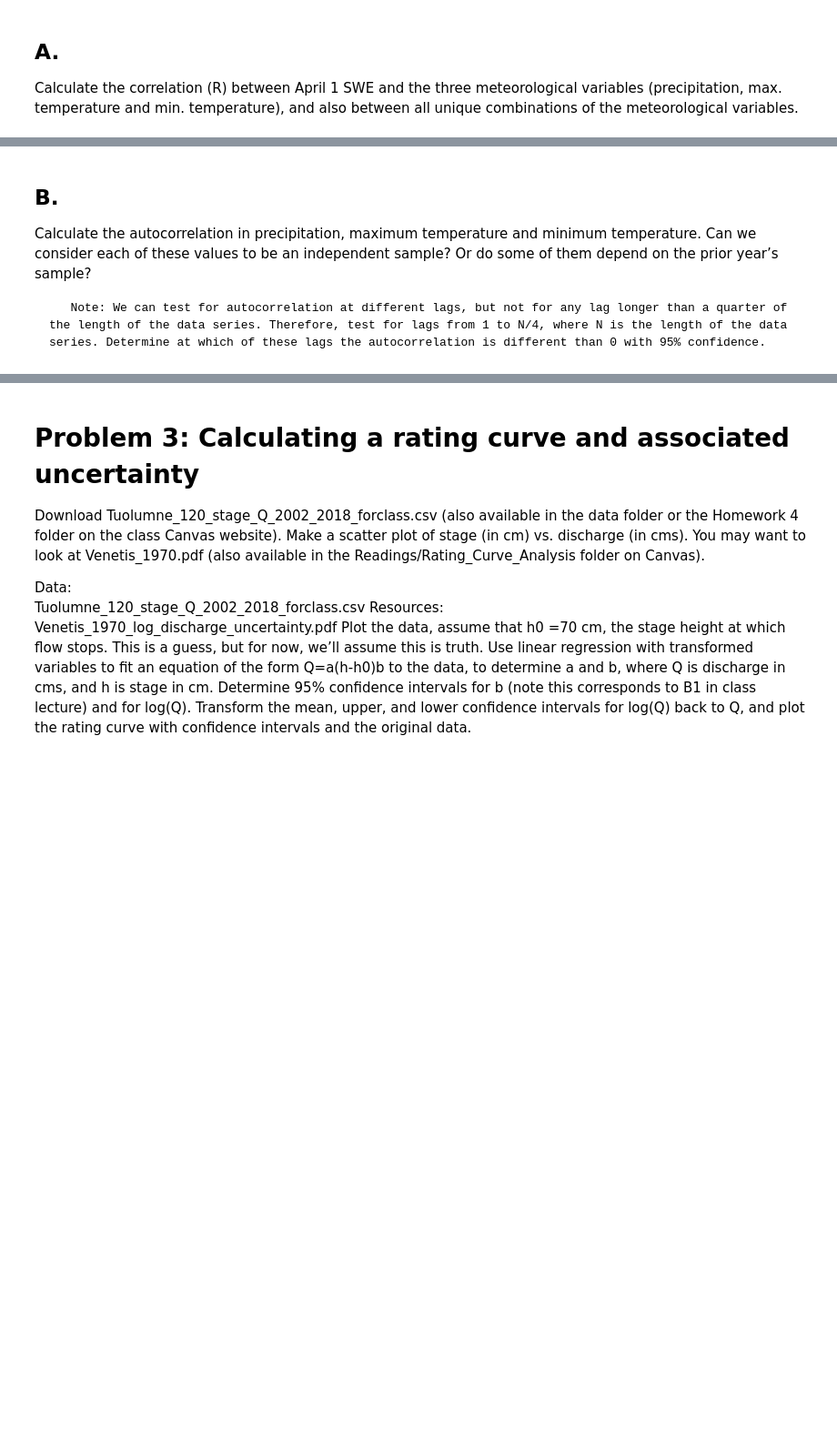
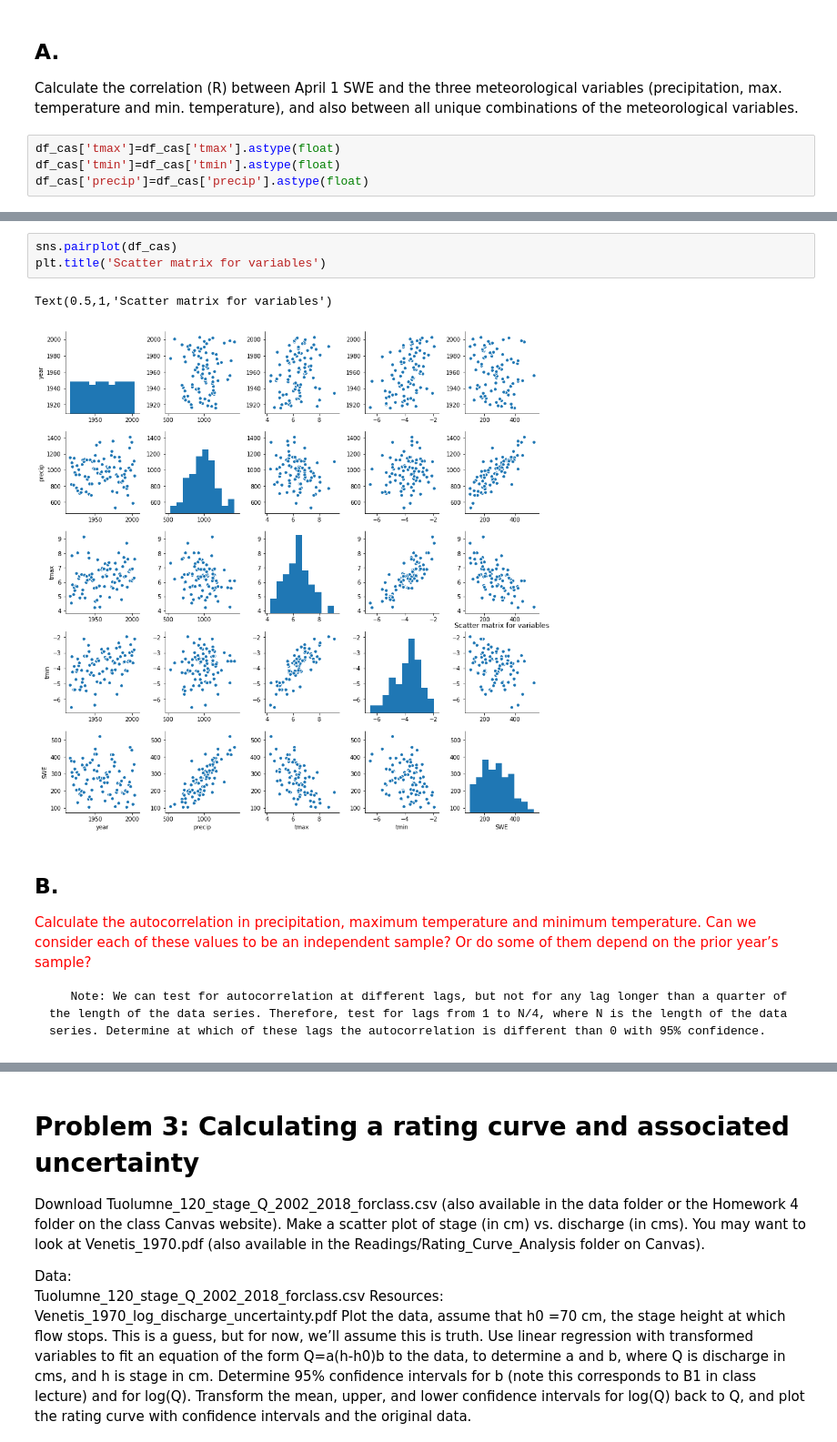
Before and after one commit to AzusaSayuri/UW-Data-analysis, a Jupyter notebook: HW4/Assignment 4 Ximin Hu.ipynb, the cells around one changed output, grey strips where cells are left out. Shown at 91% size. Saved outputs shown, nothing was run; the diff lists cells and outputs as text; blank space fills up the shorter version.

```diff
--- a/HW4/Assignment 4 Ximin Hu.ipynb
+++ b/HW4/Assignment 4 Ximin Hu.ipynb
@@ -185,3 +186,7 @@ Continue using the cascades_swe dataset for this problem. Begin by making scatte
 ## A.
 
 Calculate the correlation (R) between April 1 SWE and the three meteorological variables (precipitation, max. temperature and min. temperature), and also between all unique combinations of the meteorological variables.
+# %%
+df_cas['tmax']=df_cas['tmax'].astype(float)
+df_cas['tmin']=df_cas['tmin'].astype(float)
+df_cas['precip']=df_cas['precip'].astype(float)
@@ -188,7 +216,13 @@ Calculate the correlation (R) between April 1 SWE and the three meteorological v
+# %%
+sns.pairplot(df_cas)
+plt.title('Scatter matrix for variables')
+# %% [output]
+Text(0.5,1,'Scatter matrix for variables')
+[figure, added]
 # %% [markdown]
 ## B.
 
-Calculate the autocorrelation in precipitation, maximum temperature and minimum temperature. Can we consider each of these values to be an independent sample? Or do some of them depend on the prior year’s sample?
+<font color = 'red'>Calculate the autocorrelation in precipitation, maximum temperature and minimum temperature. Can we consider each of these values to be an independent sample? Or do some of them depend on the prior year’s sample?
 
        Note: We can test for autocorrelation at different lags, but not for any lag longer than a quarter of the length of the data series. Therefore, test for lags from 1 to N/4, where N is the length of the data series. Determine at which of these lags the autocorrelation is different than 0 with 95% confidence.
 # %% [markdown]
```
Also changed, not shown: parts of 20 cells of this notebook, 1 other file.
